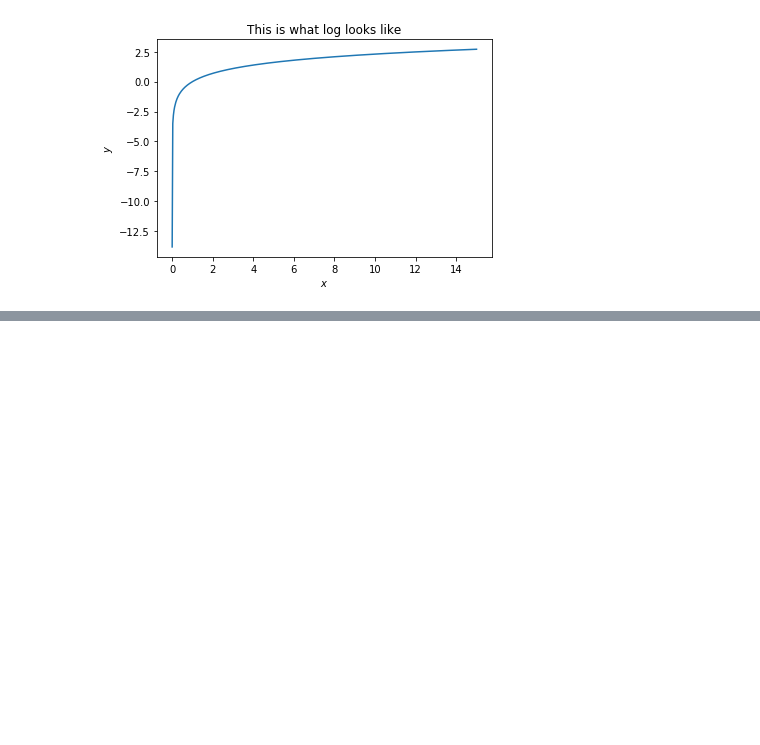
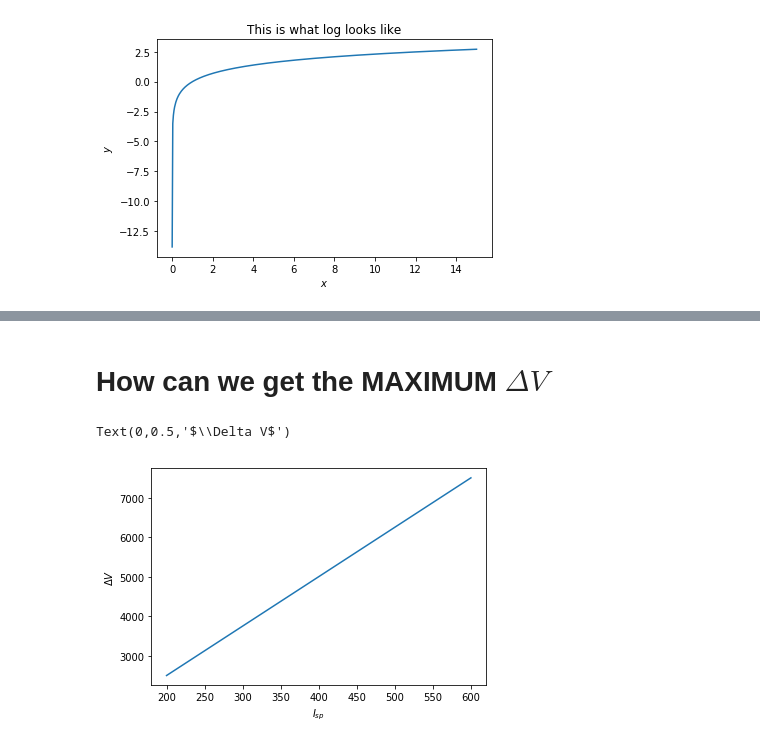
Before and after one commit to jonnyhyman/Programming-Classes, a Jupyter notebook: Spaceflight/Tsiolkovsky.ipynb, the cells around one changed output, grey strips where cells are left out. Cells and saved outputs as stored; diff of their text form; code cells hidden in the pictures; blank space fills up the shorter version.

```diff
--- a/Spaceflight/Tsiolkovsky.ipynb
+++ b/Spaceflight/Tsiolkovsky.ipynb
@@ -106,3 +114,20 @@ You gotchoself:  3527.9214188187443 m/s of delta v
 # %% [markdown]
 ![](https://media.giphy.com/media/YXpp9YxWhyWBy/giphy.gif)
 ![](https://media.giphy.com/media/gVYk3rI8YjtAI/giphy.gif)
+# %% [markdown]
+# How can we get the MAXIMUM $ \Delta V $
+# %%
+g0 = 9.80665
+Isp = np.linspace(200, 600, 500)
+m0 = 549_000
+mf = 549_000 - 395_700
+
+delta_v = (Isp * g0) * log(m0/mf) # THE TSIOLKOVSKY EQUATION!!!
+
+
+plt.plot(Isp, delta_v)
+plt.xlabel('${I}_{sp}$')
+plt.ylabel('$\Delta V$')
+# %% [output]
+Text(0,0.5,'$\\Delta V$')
+[figure, added]
```
Also changed, not shown: parts of 6 cells of this notebook, 8 other files.
